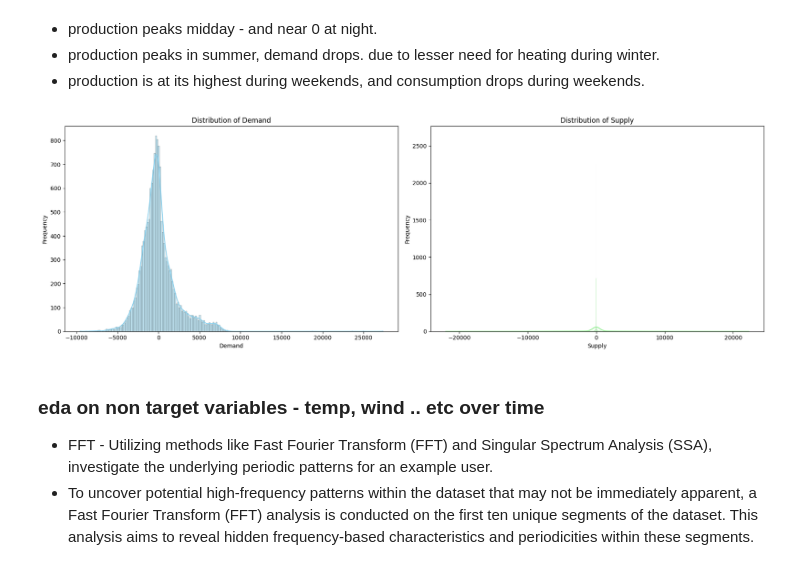
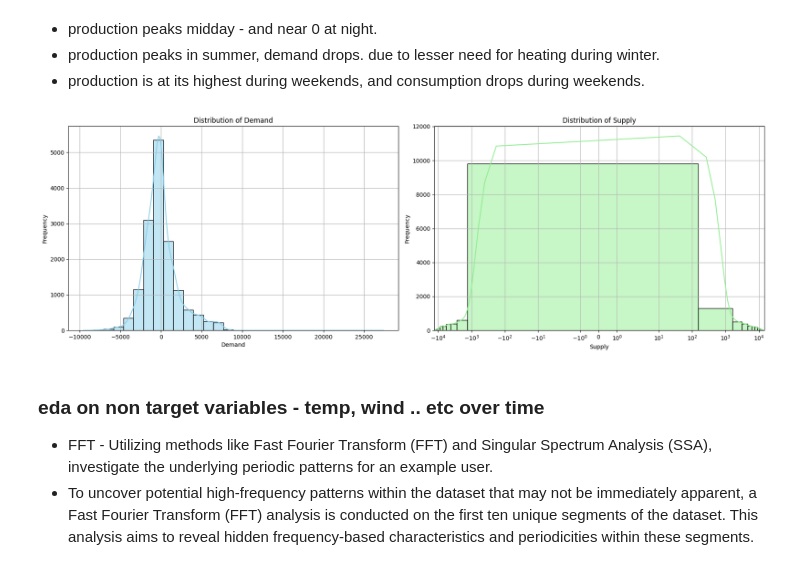
Before and after one commit to justtns/BC2407-Energy-Forecasting, a Jupyter notebook: notebooks/eda_feature selection.ipynb, the cells around one changed output. Drawn from its saved outputs; the diff is of its cells as text; code cells hidden in the pictures.

```diff
--- a/notebooks/eda_feature selection.ipynb
+++ b/notebooks/eda_feature selection.ipynb
@@ -235,31 +218,34 @@ plt.show()
 * production peaks in summer, demand drops. due to lesser need for heating during winter.
 * production is at its highest during weekends, and consumption drops during weekends.
 # %%
-# Distribution of demand and supply variable
+import seaborn as sns
+import matplotlib.pyplot as plt
+
 plt.figure(figsize=(18, 6))
-plt.subplot(1,2,1)
 
 # Plot for Demand
 plt.subplot(1, 2, 1)
-sns.histplot(final_df['diff_demand'], kde=True, color='skyblue')
+sns.histplot(final_df['diff_demand'], kde=True, color='skyblue', bins=30)
 plt.title('Distribution of Demand')
 plt.xlabel('Demand')
 plt.ylabel('Frequency')
+plt.grid(True)
 
-# Plot for Supply
+# Plot for Supply - Improved visualization
 plt.subplot(1, 2, 2)
-sns.histplot(final_df['diff_supply'], kde=True, color='lightgreen')
+sns.histplot(final_df['diff_supply'], kde=True, color='lightgreen', bins=30)
 plt.title('Distribution of Supply')
 plt.xlabel('Supply')
 plt.ylabel('Frequency')
-
-# Adjust the layout
+plt.grid(True)
+plt.xscale('symlog')  # Using symmetrical log scale
+plt.xlim(left=final_df['diff_supply'].quantile(0.005), right=final_df['diff_supply'].quantile(0.995))  # Zoom into 1% to 99% quantile range
 plt.tight_layout()
 
 # Display the plots
 plt.show()
 # %% [output]
-[figure, old version]
+[figure, new version]
 # %% [markdown]
 ### eda on non target variables - temp, wind .. etc over time
 * FFT - Utilizing methods like Fast Fourier Transform (FFT) and Singular Spectrum Analysis (SSA), investigate the underlying periodic patterns for an example user.
```
Also changed, not shown: parts of 33 cells of this notebook, 1 other file.
